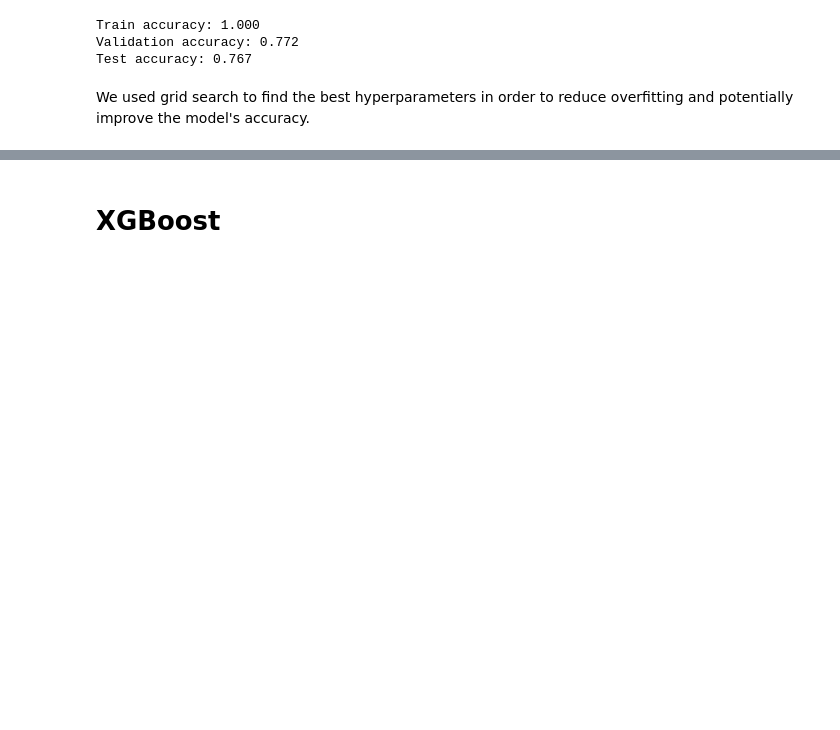
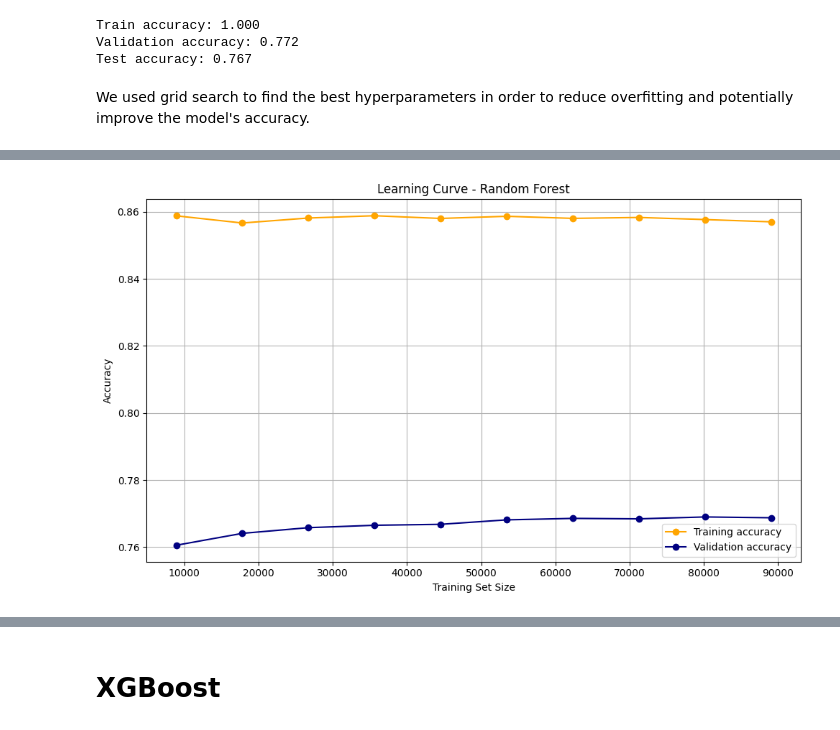
Before and after one commit to xavi-silva/feup-ia2, a Jupyter notebook: ia2.ipynb, the cells around one changed output, grey strips where cells are left out. Saved outputs shown, nothing was run; the diff lists cells and outputs as text; code cells hidden in the pictures; blank space fills up the shorter version.

```diff
--- a/ia2.ipynb
+++ b/ia2.ipynb
@@ -423,0 +470,25 @@ disp.plot()
+# %%
+cv = StratifiedKFold(n_splits=5)
+train_sizes, train_scores, val_scores = learning_curve(
+    rf, train_inputs, train_labels,
+    cv=cv,
+    scoring='accuracy',
+    train_sizes=np.linspace(0.1, 1.0, 10),
+    n_jobs=-1
+)
+
+train_scores_mean = np.mean(train_scores, axis=1)
+val_scores_mean = np.mean(val_scores, axis=1)
+
+plt.figure(figsize=(10, 6))
+plt.plot(train_sizes, train_scores_mean, 'o-', label='Training accuracy', color='orange')
+plt.plot(train_sizes, val_scores_mean, 'o-', label='Validation accuracy', color='navy')
+plt.xlabel("Training Set Size")
+plt.ylabel("Accuracy")
+plt.title("Learning Curve - Random Forest")
+plt.legend()
+plt.grid(True)
+plt.tight_layout()
+plt.show()
+# %% [output]
+[figure, added]
```
Also changed, not shown: parts of 10 cells of this notebook.
